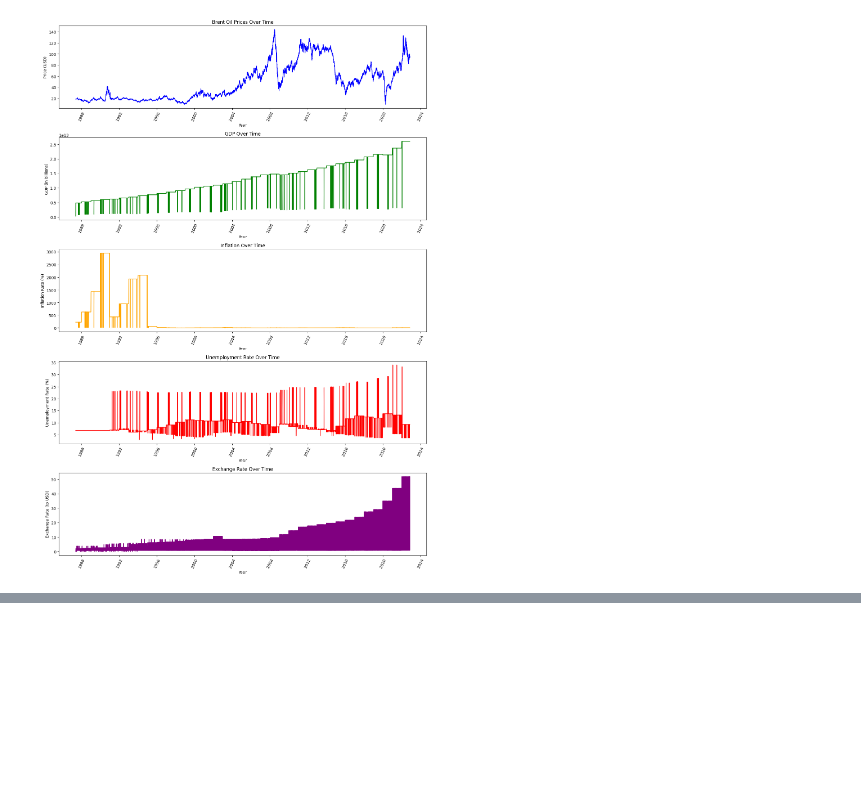
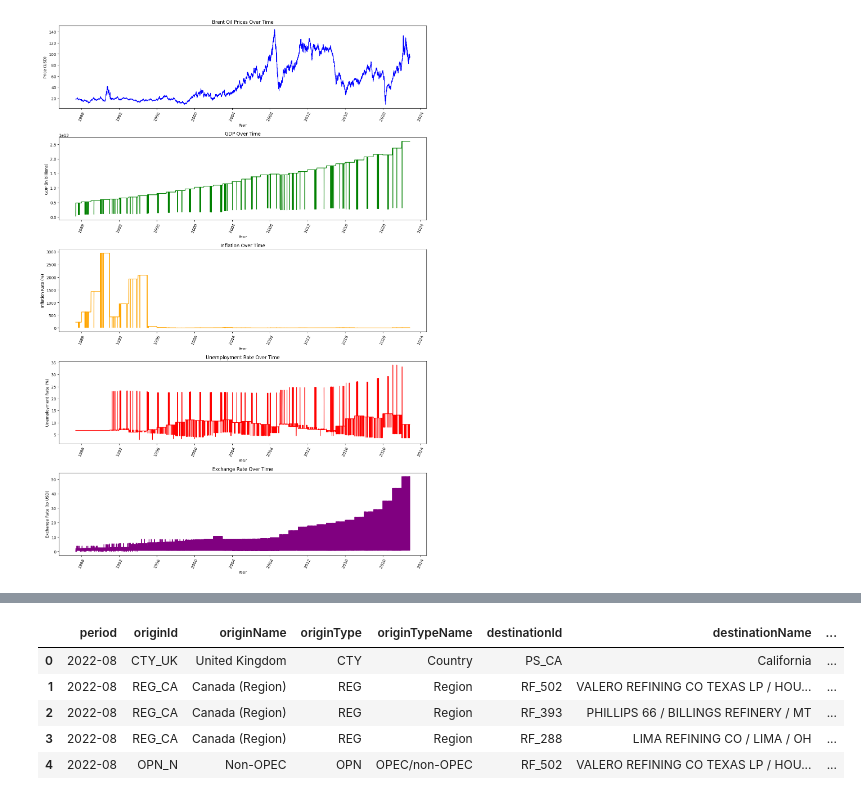
Before and after one commit to hanaDemma/Change_point_analysis_and_statistical_modelling-, a Jupyter notebook: notebooks/change_point_analysis.ipynb, the cells around one changed output, grey strips where cells are left out. Cells and saved outputs as stored; diff of their text form; code cells hidden in the pictures; blank space fills up the shorter version.

```diff
--- a/notebooks/change_point_analysis.ipynb
+++ b/notebooks/change_point_analysis.ipynb
@@ -605,0 +675,9 @@ Correlation between Brent Oil Prices and Exchange Rate: 0.29
+# %%
+df_oil_imports.head()
+# %% [output]
+|  | period | originId | originName | originType | originTypeName | destinationId | destinationName | ... |
+| 0 | 2022-08 | CTY_UK | United Kingdom | CTY | Country | PS_CA | California | ... |
+| 1 | 2022-08 | REG_CA | Canada (Region) | REG | Region | RF_502 | VALERO REFINING CO TEXAS LP / HOU... | ... |
+| 2 | 2022-08 | REG_CA | Canada (Region) | REG | Region | RF_393 | PHILLIPS 66 / BILLINGS REFINERY / MT | ... |
+| 3 | 2022-08 | REG_CA | Canada (Region) | REG | Region | RF_288 | LIMA REFINING CO / LIMA / OH | ... |
+| 4 | 2022-08 | OPN_N | Non-OPEC | OPN | OPEC/non-OPEC | RF_502 | VALERO REFINING CO TEXAS LP / HOU... | ... |
```
Also changed, not shown: parts of 3 cells of this notebook.
